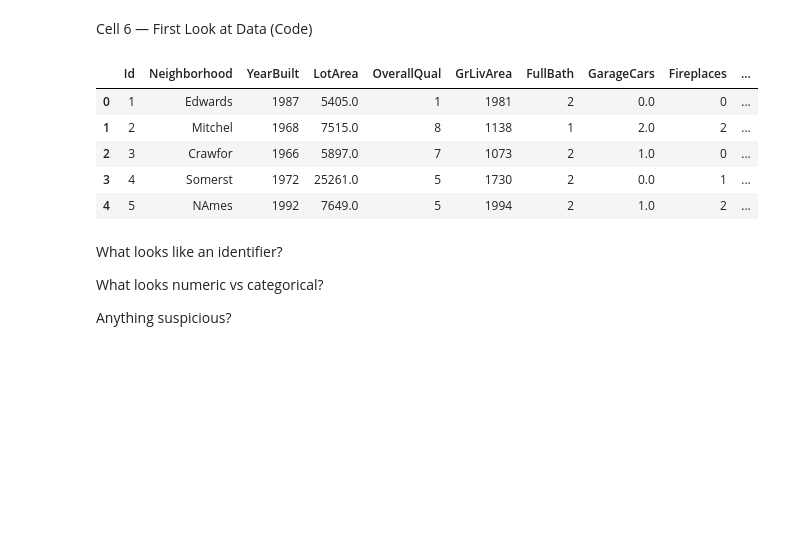
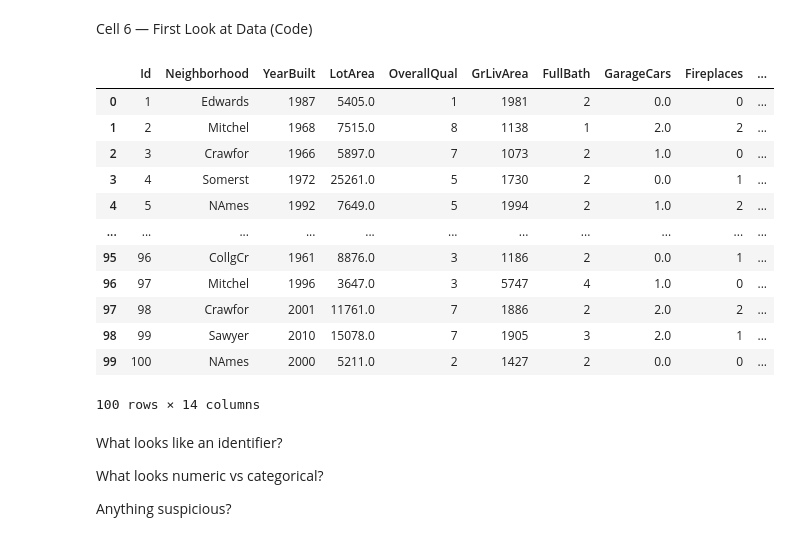
Before and after one commit to aelnahal10/House-Sales, a Jupyter notebook: Session1.ipynb, the cells around one changed output. Saved outputs shown, nothing was run; the diff lists cells and outputs as text; code cells hidden in the pictures; blank space fills up the shorter version.

```diff
--- a/Session1.ipynb
+++ b/Session1.ipynb
@@ -348,14 +373,21 @@ Shape tells you scale and feasibility
 # %% [markdown]
 Cell 6 — First Look at Data (Code)
 # %%
-df.head()
+df.head(100)
 # %% [output]
 |  | Id | Neighborhood | YearBuilt | LotArea | OverallQual | GrLivArea | FullBath | GarageCars | Fireplaces | ... |
 | 0 | 1 | Edwards | 1987 | 5405.0 | 1 | 1981 | 2 | 0.0 | 0 | ... |
 | 1 | 2 | Mitchel | 1968 | 7515.0 | 8 | 1138 | 1 | 2.0 | 2 | ... |
 | 2 | 3 | Crawfor | 1966 | 5897.0 | 7 | 1073 | 2 | 1.0 | 0 | ... |
 | 3 | 4 | Somerst | 1972 | 25261.0 | 5 | 1730 | 2 | 0.0 | 1 | ... |
 | 4 | 5 | NAmes | 1992 | 7649.0 | 5 | 1994 | 2 | 1.0 | 2 | ... |
+| ... | ... | ... | ... | ... | ... | ... | ... | ... | ... | ... |
+| 95 | 96 | CollgCr | 1961 | 8876.0 | 3 | 1186 | 2 | 0.0 | 1 | ... |
+| 96 | 97 | Mitchel | 1996 | 3647.0 | 3 | 5747 | 4 | 1.0 | 0 | ... |
+| 97 | 98 | Crawfor | 2001 | 11761.0 | 7 | 1886 | 2 | 2.0 | 2 | ... |
+| 98 | 99 | Sawyer | 2010 | 15078.0 | 7 | 1905 | 3 | 2.0 | 1 | ... |
+| 99 | 100 | NAmes | 2000 | 5211.0 | 2 | 1427 | 2 | 0.0 | 0 | ... |
+100 rows × 14 columns
 # %% [markdown]
 What looks like an identifier?
 
```
Also changed, not shown: parts of 3 cells of this notebook.
